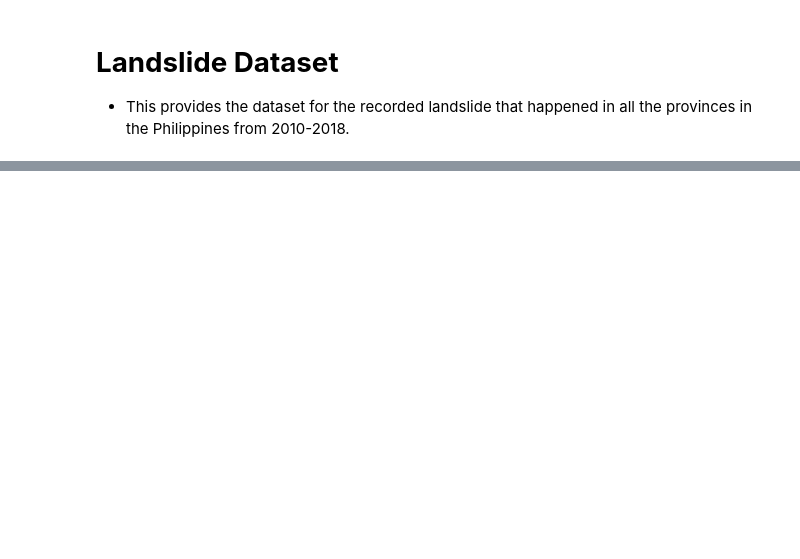
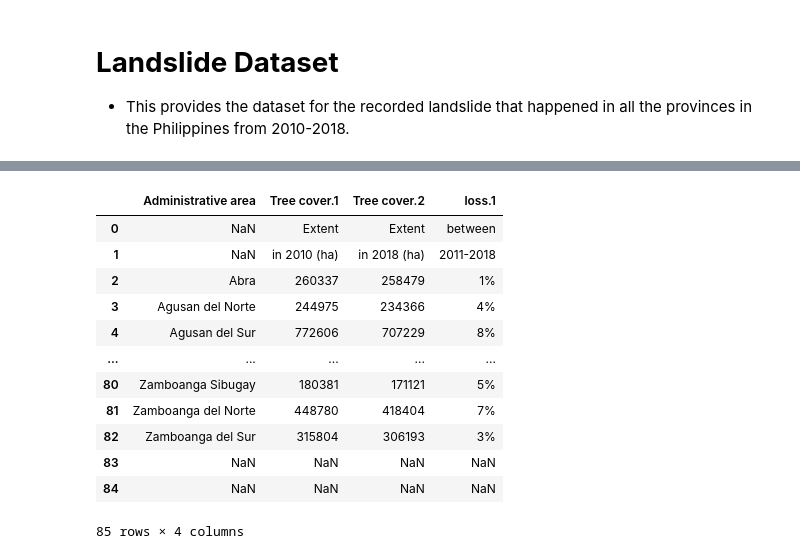
Before and after one commit to AlexDiata/ITBA_3205_Eart-Benders, a Jupyter notebook: Codes/LandSlideRisk.ipynb, the cells around one changed output, grey strips where cells are left out. Drawn from its saved outputs; the diff is of its cells as text; code cells hidden in the pictures; blank space fills up the shorter version.

```diff
--- a/Codes/LandSlideRisk.ipynb
+++ b/Codes/LandSlideRisk.ipynb
@@ -97,0 +125,24 @@ plt.show()
+# %%
+#Dataframe
+url = 'https://raw.githubusercontent.com/AlexDiata/ITBA_3205_Eart-Benders/main/DATASET/Tree%20cover%20data%20for%20subnational%20administrative%20areas%20in%20Philippines.csv'
+df2 = pan.read_csv(url)
+#Dropping of columns that have irrelevant data
+to_drop2 = ['Total','Tree cover','% cover','Loss',
+           '% loss','Avg loss/year','Loss 2001-2010','loss','Avg loss/year 2001-2010',
+           'Loss 2011-2018','Avg loss/year 2011-2018',]
+new_df2 = df2.drop(to_drop2, inplace=True, axis=1)
+display(df2)
+# %% [output]
+|  | Administrative area | Tree cover.1 | Tree cover.2 | loss.1 |
+| 0 | NaN | Extent | Extent | between |
+| 1 | NaN | in 2010 (ha) | in 2018 (ha) | 2011-2018 |
+| 2 | Abra | 260337 | 258479 | 1% |
+| 3 | Agusan del Norte | 244975 | 234366 | 4% |
+| 4 | Agusan del Sur | 772606 | 707229 | 8% |
+| ... | ... | ... | ... | ... |
+| 80 | Zamboanga Sibugay | 180381 | 171121 | 5% |
+| 81 | Zamboanga del Norte | 448780 | 418404 | 7% |
+| 82 | Zamboanga del Sur | 315804 | 306193 | 3% |
+| 83 | NaN | NaN | NaN | NaN |
+| 84 | NaN | NaN | NaN | NaN |
+85 rows × 4 columns
```
Also changed, not shown: parts of 7 cells of this notebook.
